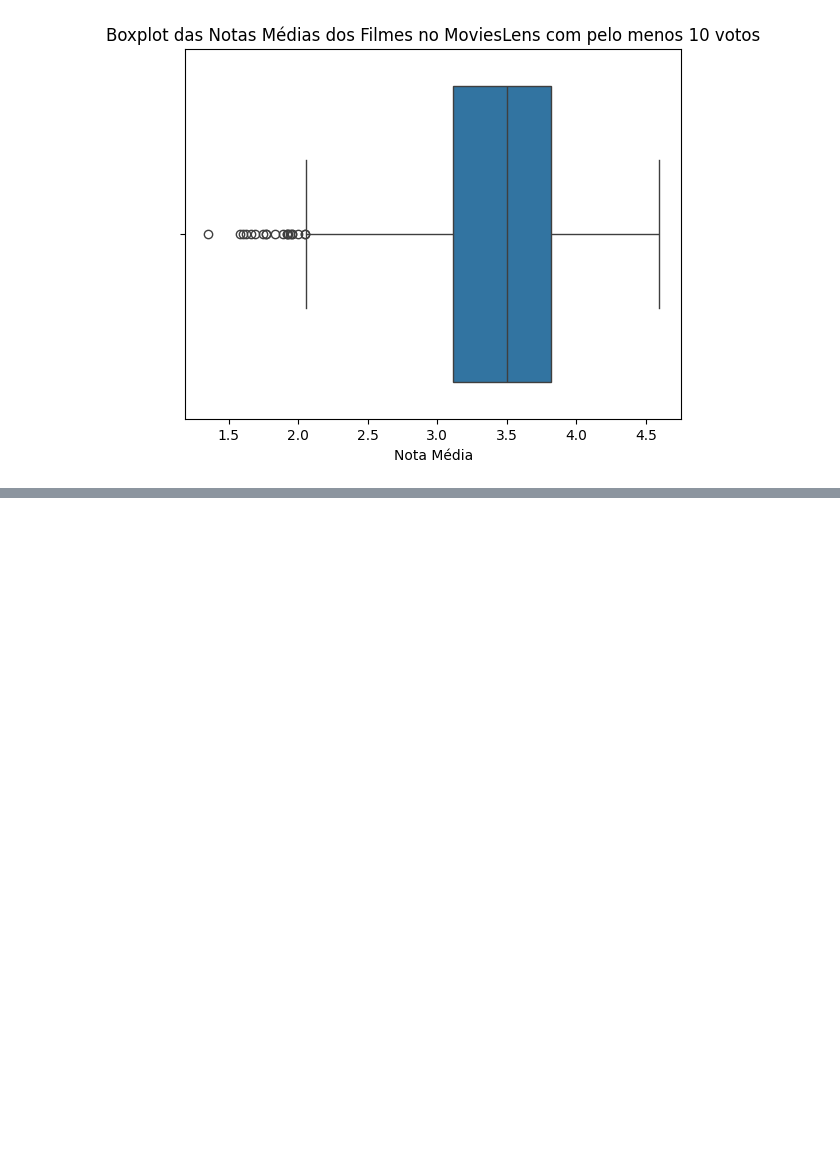
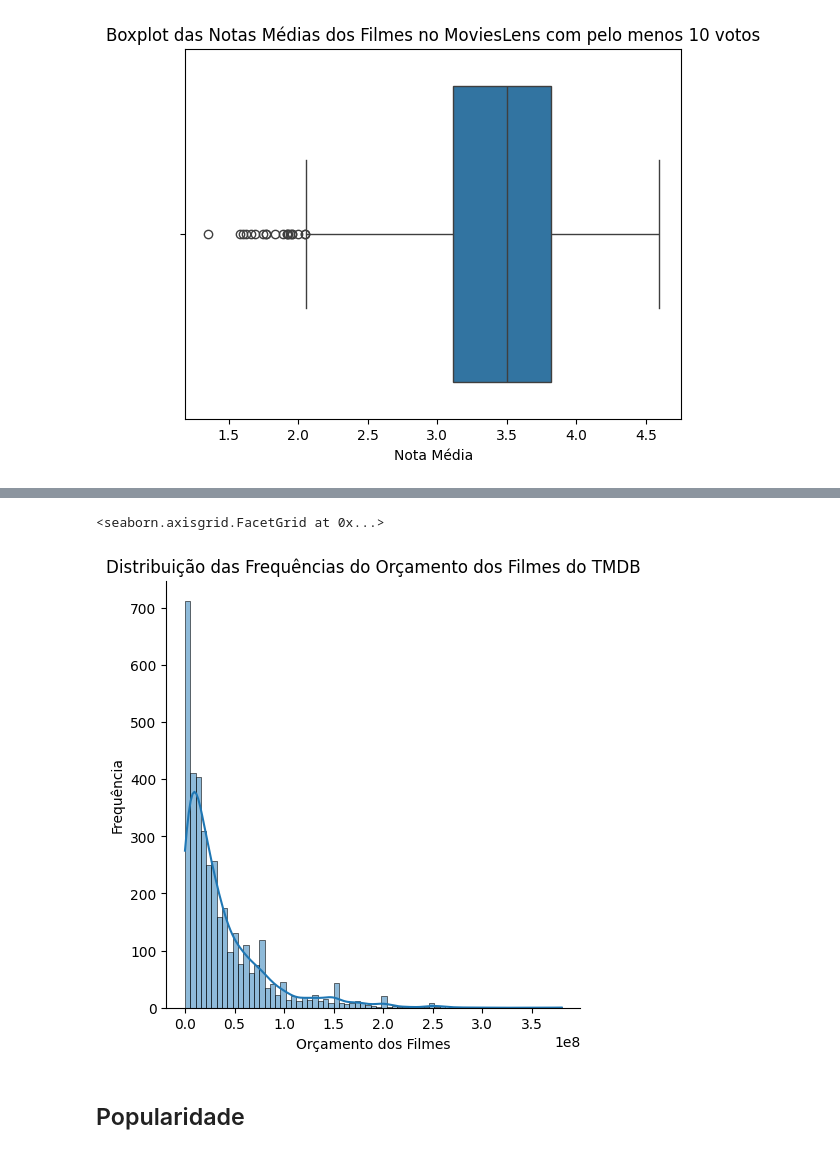
Before and after one commit to lemaldonadogm/Courses, a Jupyter notebook: Statistics/data-science-introducao-a-testes-estatisticos-com-python-aula0/Curso_testes_estatísticos_Data_Sciente.ipynb, the cells around one changed output, grey strips where cells are left out. Drawn from its saved outputs; the diff is of its cells as text; code cells hidden in the pictures; blank space fills up the shorter version.

```diff
--- a/Statistics/data-science-introducao-a-testes-estatisticos-com-python-aula0/Curso_testes_estatísticos_Data_Sciente.ipynb
+++ b/Statistics/data-science-introducao-a-testes-estatisticos-com-python-aula0/Curso_testes_estatísticos_Data_Sciente.ipynb
@@ -248,0 +316,10 @@ Text(0.5, 0, 'Nota Média')
+# %%
+ax = sns.displot(tmdb.query("budget > 0")['budget'], kde = True)
+ax.set(title='Distribuição das Frequências do Orçamento dos Filmes do TMDB')
+ax.set_xlabels('Orçamento dos Filmes')
+ax.set_ylabels('Frequência')
+# %% [output]
+<seaborn.axisgrid.FacetGrid at 0x...>
+[figure, added]
+# %% [markdown]
+## Popularidade
```
Also changed, not shown: parts of 55 cells of this notebook, 1 other file.
